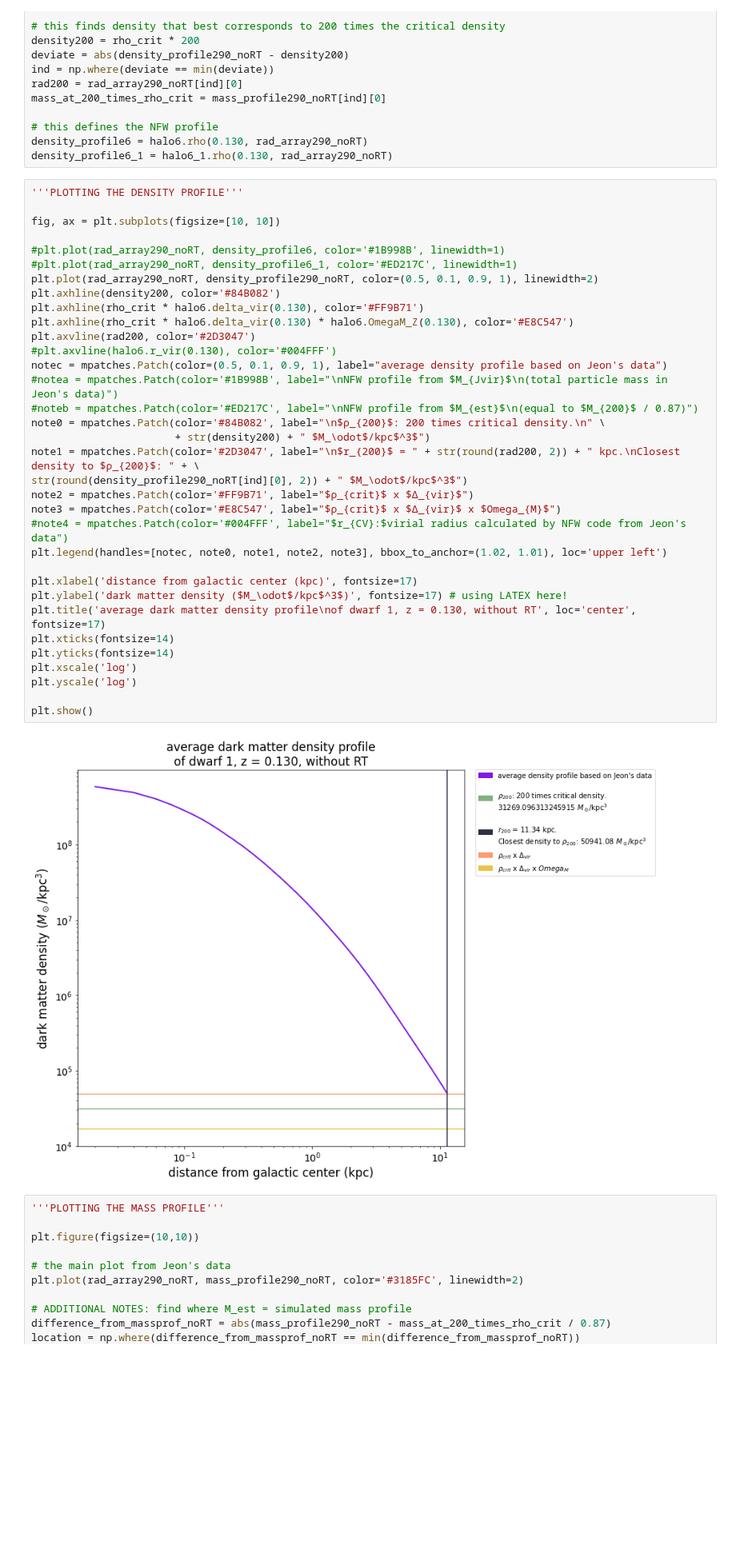
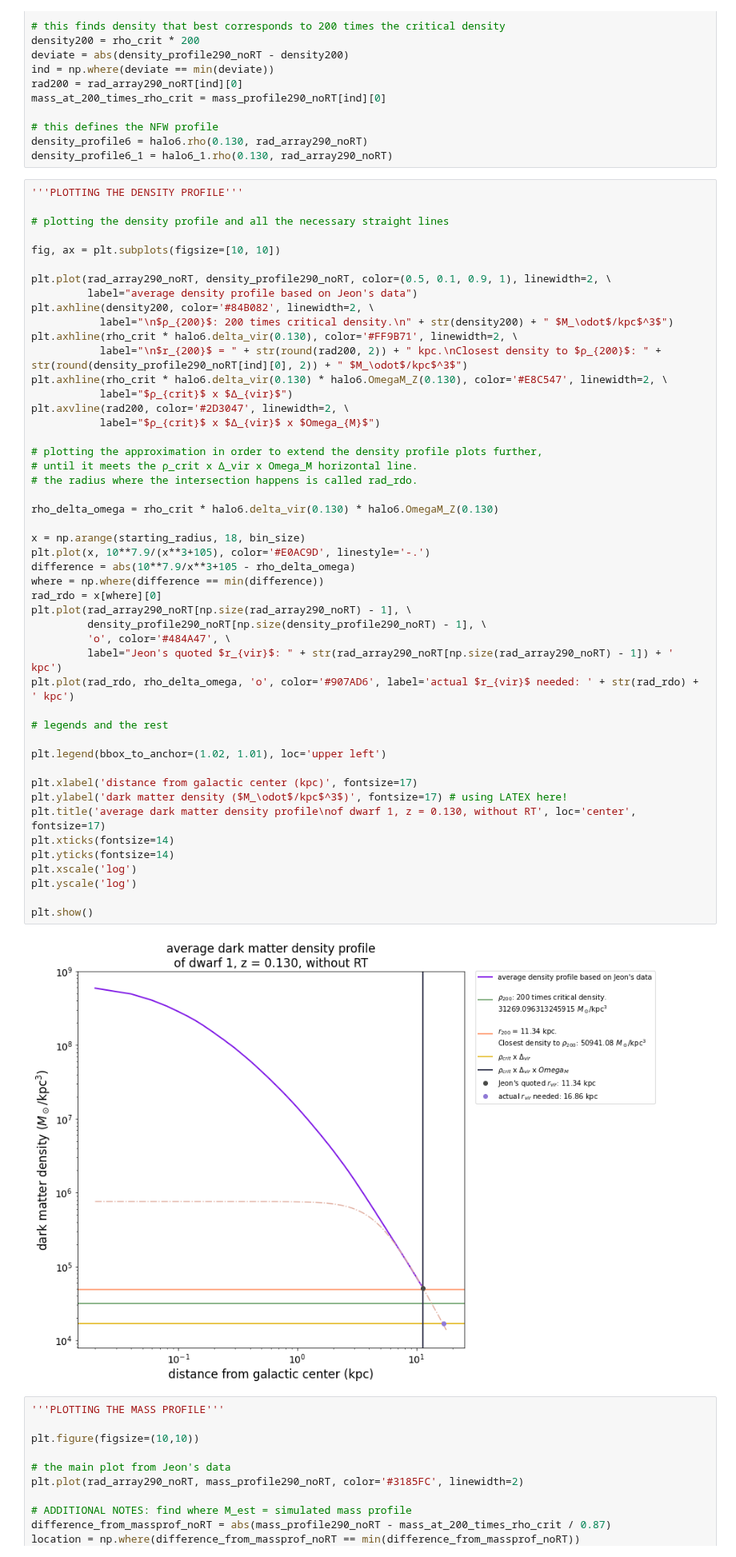
Before and after one commit to nguyenbinh1612/Binh_UFD, a Jupyter notebook: average-fit-NFW-dwarf1.ipynb, the cells around one changed output. Shown at 80% size. Cells and saved outputs as stored; diff of their text form; blank space fills up the shorter version.

Commit message:
made an extension of the density profile plot :)

```diff
--- a/average-fit-NFW-dwarf1.ipynb
+++ b/average-fit-NFW-dwarf1.ipynb
@@ -97,39 +97,53 @@ density_profile6_1 = halo6_1.rho(0.130, rad_array290_noRT)
 # %%
 '''PLOTTING THE DENSITY PROFILE'''
 
+# plotting the density profile and all the necessary straight lines
+
 fig, ax = plt.subplots(figsize=[10, 10])
 
-#plt.plot(rad_array290_noRT, density_profile6, color='#1B998B', linewidth=1)
-#plt.plot(rad_array290_noRT, density_profile6_1, color='#ED217C', linewidth=1)
-plt.plot(rad_array290_noRT, density_profile290_noRT, color=(0.5, 0.1, 0.9, 1), linewidth=2)
-plt.axhline(density200, color='#84B082')
-plt.axhline(rho_crit * halo6.delta_vir(0.130), color='#FF9B71')
-plt.axhline(rho_crit * halo6.delta_vir(0.130) * halo6.OmegaM_Z(0.130), color='#E8C547')
-plt.axvline(rad200, color='#2D3047')
-#plt.axvline(halo6.r_vir(0.130), color='#004FFF')
-notec = mpatches.Patch(color=(0.5, 0.1, 0.9, 1), label="average density profile based on Jeon's data")
-#notea = mpatches.Patch(color='#1B998B', label="\nNFW profile from $M_{Jvir}$\n(total particle mass in Jeon's data)")
-#noteb = mpatches.Patch(color='#ED217C', label="\nNFW profile from $M_{est}$\n(equal to $M_{200}$ / 0.87)")
-note0 = mpatches.Patch(color='#84B082', label="\n$ρ_{200}$: 200 times critical density.\n" \
-                       + str(density200) + " $M_\odot$/kpc$^3$")
-note1 = mpatches.Patch(color='#2D3047', label="\n$r_{200}$ = " + str(round(rad200, 2)) + " kpc.\nClosest density to $ρ_{200}$: " + \
-str(round(density_profile290_noRT[ind][0], 2)) + " $M_\odot$/kpc$^3$")
-note2 = mpatches.Patch(color='#FF9B71', label="$ρ_{crit}$ x $Δ_{vir}$")
-note3 = mpatches.Patch(color='#E8C547', label="$ρ_{crit}$ x $Δ_{vir}$ x $Omega_{M}$")
-#note4 = mpatches.Patch(color='#004FFF', label="$r_{CV}:$virial radius calculated by NFW code from Jeon's data")
-plt.legend(handles=[notec, note0, note1, note2, note3], bbox_to_anchor=(1.02, 1.01), loc='upper left')
+plt.plot(rad_array290_noRT, density_profile290_noRT, color=(0.5, 0.1, 0.9, 1), linewidth=2, \
+         label="average density profile based on Jeon's data")
+plt.axhline(density200, color='#84B082', linewidth=2, \
+           label="\n$ρ_{200}$: 200 times critical density.\n" + str(density200) + " $M_\odot$/kpc$^3$")
+plt.axhline(rho_crit * halo6.delta_vir(0.130), color='#FF9B71', linewidth=2, \
+           label="\n$r_{200}$ = " + str(round(rad200, 2)) + " kpc.\nClosest density to $ρ_{200}$: " + str(round(density_profile290_noRT[ind][0], 2)) + " $M_\odot$/kpc$^3$")
+plt.axhline(rho_crit * halo6.delta_vir(0.130) * halo6.OmegaM_Z(0.130), color='#E8C547', linewidth=2, \
+           label="$ρ_{crit}$ x $Δ_{vir}$")
+plt.axvline(rad200, color='#2D3047', linewidth=2, \
+           label="$ρ_{crit}$ x $Δ_{vir}$ x $Omega_{M}$")
+
+# plotting the approximation in order to extend the density profile plots further,
+# until it meets the ρ_crit x Δ_vir x Omega_M horizontal line.
+# the radius where the intersection happens is called rad_rdo.
+
+rho_delta_omega = rho_crit * halo6.delta_vir(0.130) * halo6.OmegaM_Z(0.130)
+
+x = np.arange(starting_radius, 18, bin_size)
+plt.plot(x, 10**7.9/(x**3+105), color='#E0AC9D', linestyle='-.')
+difference = abs(10**7.9/x**3+105 - rho_delta_omega)
+where = np.where(difference == min(difference))
+rad_rdo = x[where][0]
+plt.plot(rad_array290_noRT[np.size(rad_array290_noRT) - 1], \
+         density_profile290_noRT[np.size(density_profile290_noRT) - 1], \
+         'o', color='#484A47', \
+         label="Jeon's quoted $r_{vir}$: " + str(rad_array290_noRT[np.size(rad_array290_noRT) - 1]) + ' kpc')
+plt.plot(rad_rdo, rho_delta_omega, 'o', color='#907AD6', label='actual $r_{vir}$ needed: ' + str(rad_rdo) + ' kpc')
+
+# legends and the rest
+
+plt.legend(bbox_to_anchor=(1.02, 1.01), loc='upper left')
 
 plt.xlabel('distance from galactic center (kpc)', fontsize=17)
 plt.ylabel('dark matter density ($M_\odot$/kpc$^3$)', fontsize=17) # using LATEX here!
 plt.title('average dark matter density profile\nof dwarf 1, z = 0.130, without RT', loc='center', fontsize=17)
 plt.xticks(fontsize=14)
 plt.yticks(fontsize=14)
 plt.xscale('log')
 plt.yscale('log')
 
 plt.show()
 # %% [output]
-[figure, old version]
+[figure, new version]
 # %%
 '''PLOTTING THE MASS PROFILE'''
 
```
Also changed, not shown: parts of 2 cells of this notebook.
